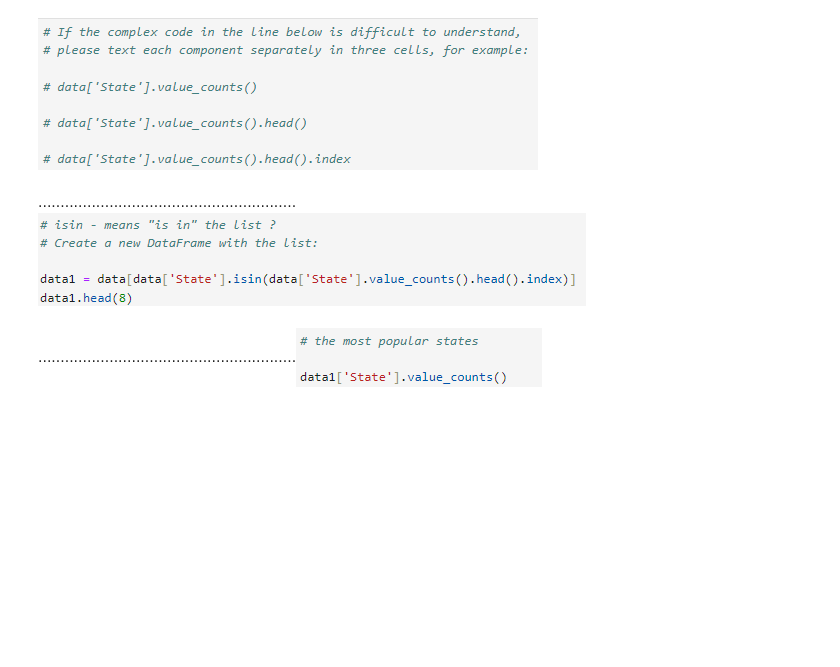
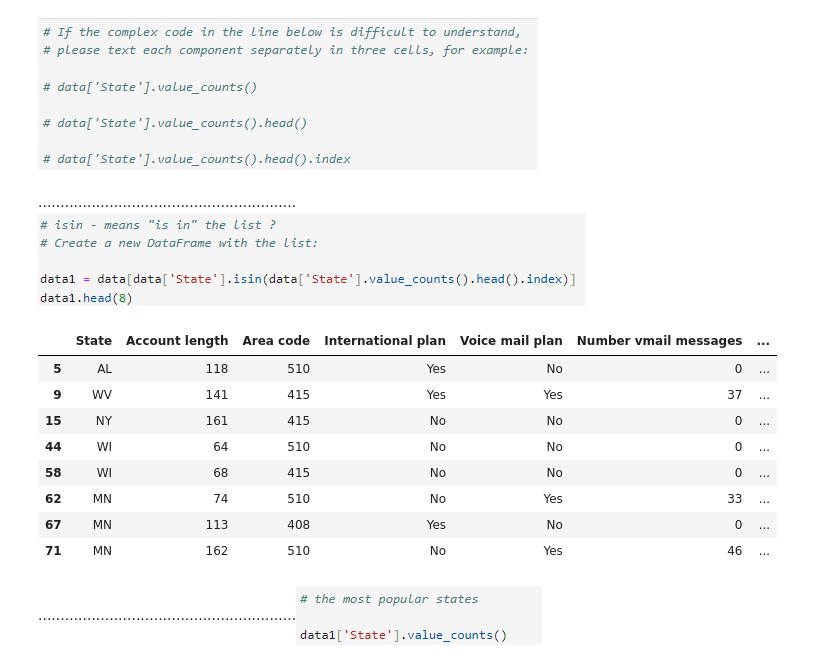
Before and after one commit to jjepkemei/machine_learning-_finance, a Jupyter notebook: Week-3-Pandas-and-Seaborn_ML_in-Finance_Final (2)-checkpoint.ipynb, the cells around one changed output. Drawn from its saved outputs; the diff is of its cells as text; code cells hidden in the pictures; blank space fills up the shorter version.

```diff
--- a/Week-3-Pandas-and-Seaborn_ML_in-Finance_Final (2)-checkpoint.ipynb
+++ b/Week-3-Pandas-and-Seaborn_ML_in-Finance_Final (2)-checkpoint.ipynb
@@ -205,5 +238,18 @@ sns.countplot(x=data['
 ![image.png](attachment:5536c0df-7147-4eab-b5b1-ffe2b4c1d246.png)
 # %% [markdown]
 ..........................................................![image.png](attachment:35805e7e-c3f2-49f7-97f4-0c0bd7e9cf2e.png)
+# %%
+data1=data[data['State'].isin(data['State'].value_counts().head().index)]
+data1.head(8)
+# %% [output]
+|  | State | Account length | Area code | International plan | Voice mail plan | Number vmail messages | ... |
+| 5 | AL | 118 | 510 | Yes | No | 0 | ... |
+| 9 | WV | 141 | 415 | Yes | Yes | 37 | ... |
+| 15 | NY | 161 | 415 | No | No | 0 | ... |
+| 44 | WI | 64 | 510 | No | No | 0 | ... |
+| 58 | WI | 68 | 415 | No | No | 0 | ... |
+| 62 | MN | 74 | 510 | No | Yes | 33 | ... |
+| 67 | MN | 113 | 408 | Yes | No | 0 | ... |
+| 71 | MN | 162 | 510 | No | Yes | 46 | ... |
 # %% [markdown]
 ..........................................................![image.png](attachment:fea7f3cf-1434-4068-9443-df6e6d52f39e.png)
```
Also changed, not shown: parts of 9 cells of this notebook.
